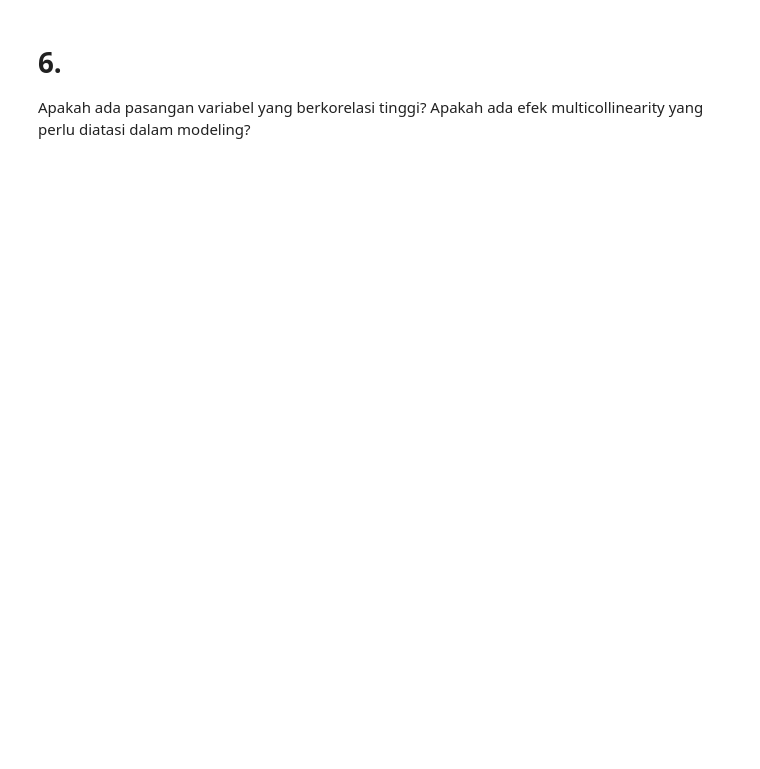
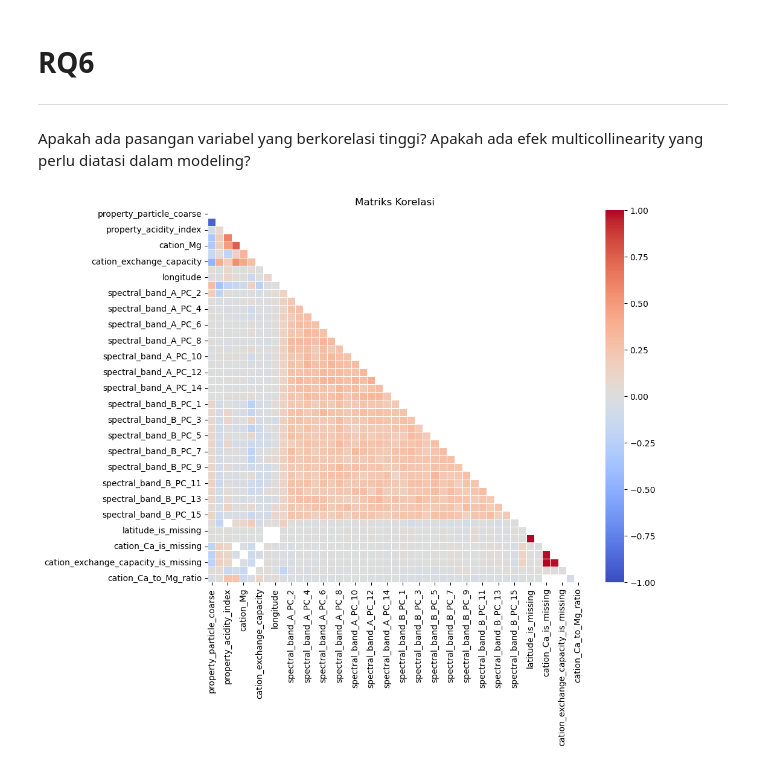
Before and after one commit to 11erlangga/erlangga_kezia_naurah, a Jupyter notebook: RQ.ipynb, the cells around one changed output. Cells and saved outputs as stored; diff of their text form; code cells hidden in the pictures; blank space fills up the shorter version.

```diff
--- a/RQ.ipynb
+++ b/RQ.ipynb
@@ -22,3 +433,25 @@ Apakah ada kombinasi jenis tutupan lahan dan wilayah geografis tertentu yang mem
 # %% [markdown]
-# 6.
+# RQ6
+---
 Apakah ada pasangan variabel yang berkorelasi tinggi? Apakah ada efek multicollinearity yang perlu diatasi dalam modeling?
+# %%
+# Menghitung matriks korelasi
+corr_matrix = X.corr(numeric_only=True)
+
+# Membuat heatmap
+plt.figure(figsize=(10, 8))
+sns.heatmap(
+    corr_matrix,
+    mask=np.triu(np.ones_like(corr_matrix, dtype=bool)),
+    annot=False,
+    vmin=-1,
+    vmax=1,
+    cmap="coolwarm",
+    fmt=".2f",
+    linewidths=0.5
+)
+
+plt.title("Matriks Korelasi")
+plt.show()
+# %% [output]
+[figure, added]
```
Also changed, not shown: parts of 63 cells of this notebook, 13 other files.
